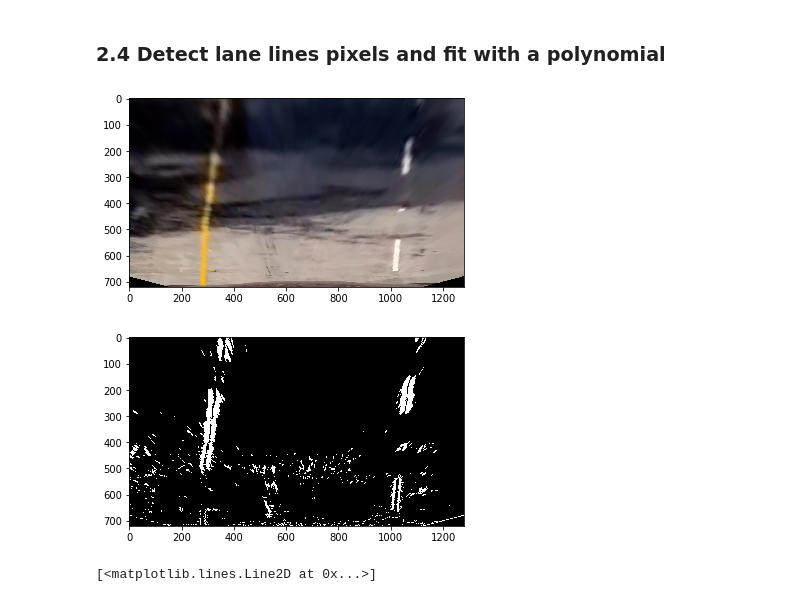
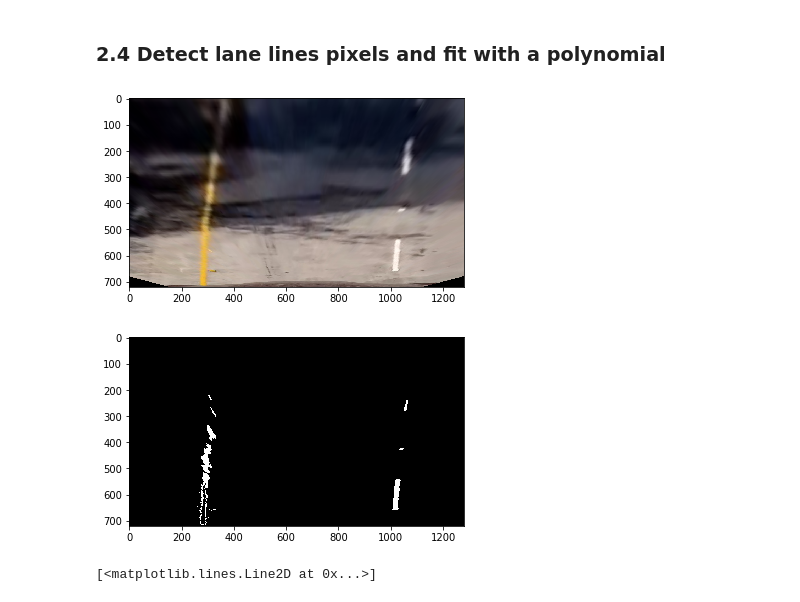
Before and after one commit to ignorantme/CarND-Lane2, a Jupyter notebook: project.ipynb, the cells around one changed output. Cells and saved outputs as stored; diff of their text form; code cells hidden in the pictures.

```diff
--- a/project.ipynb
+++ b/project.ipynb
@@ -253,6 +253,26 @@ ax2.imshow(binary_lane, cmap='gray')
 plt.show()
 # %% [output]
 [figure]
+# %%
+def select_yellow(image):
+    hsv = cv2.cvtColor(image, cv2.COLOR_RGB2HSV)
+    lower = np.array([20,60,60])
+    upper = np.array([38,174, 250])
+    mask = cv2.inRange(hsv, lower, upper)
+    return mask
+
+
+def select_white(image):
+    lower = np.array([202,202,202])
+    upper = np.array([255,255,255])
+    mask = cv2.inRange(image, lower, upper)
+    return mask
+def hsv_lane(image):
+    yellow_mask = select_yellow(image)
+    white_mask = select_white(image)
+    combined_binary = np.zeros_like(yellow_mask)
+    combined_binary[(yellow_mask>0) | (white_mask>0)] = 1
+    return combined_binary
 # %% [markdown]
 ###  2.3 View transform
 # %%
@@ -293,16 +313,18 @@ plt_two_images(undist,warped,"undistorted","Warped")
 # %%
 img = mpimg.imread("test_images/test5.jpg")
 undist = undistort(img)
 warped,M,Minv = warp(undist,src,dst)
-binary_warped, color_warped = gradient_channel_combined(warped)
-binary_warped = abs_sobel_thresh(warped, orient='x', sobel_kernel=5, thresh=(10, 255))
+#binary_warped, color_warped = gradient_channel_combined(warped)
+#binary_warped[(select_yellow(warped)==1) | (select_white(warped) ==1)] = 1
+#binary_warped = abs_sobel_thresh(warped, orient='x', sobel_k
+binary_warped = hsv_lane(warped)
 plt.imshow(warped)
 plt.show()
 plt.imshow(binary_warped, cmap="gray")
 plt.show()
 # %% [output]
 [figure]
-[figure, old version]
+[figure, new version]
 # %%
 
 def find_lane_points(binary_warped):
```
Also changed, not shown: parts of 4 cells of this notebook, 2 other files.
